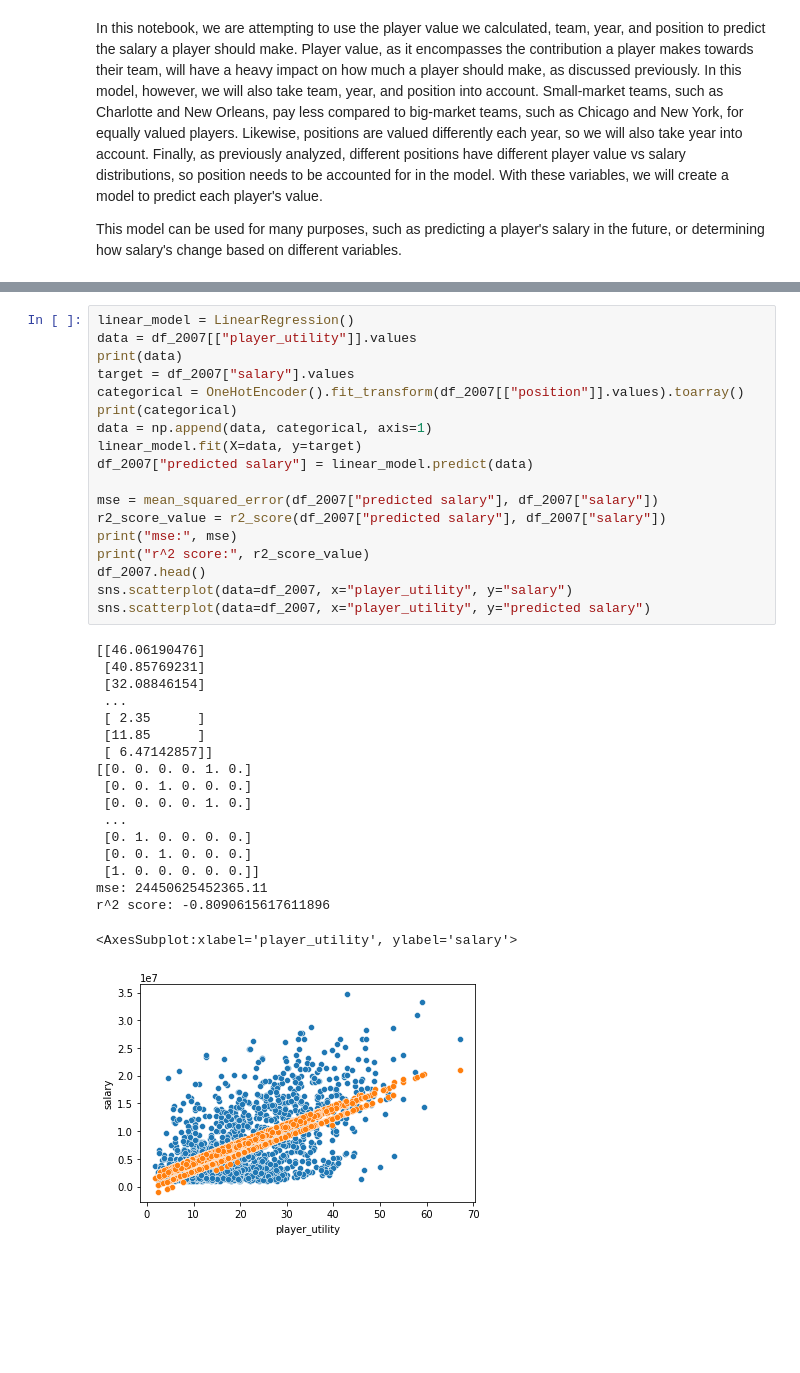
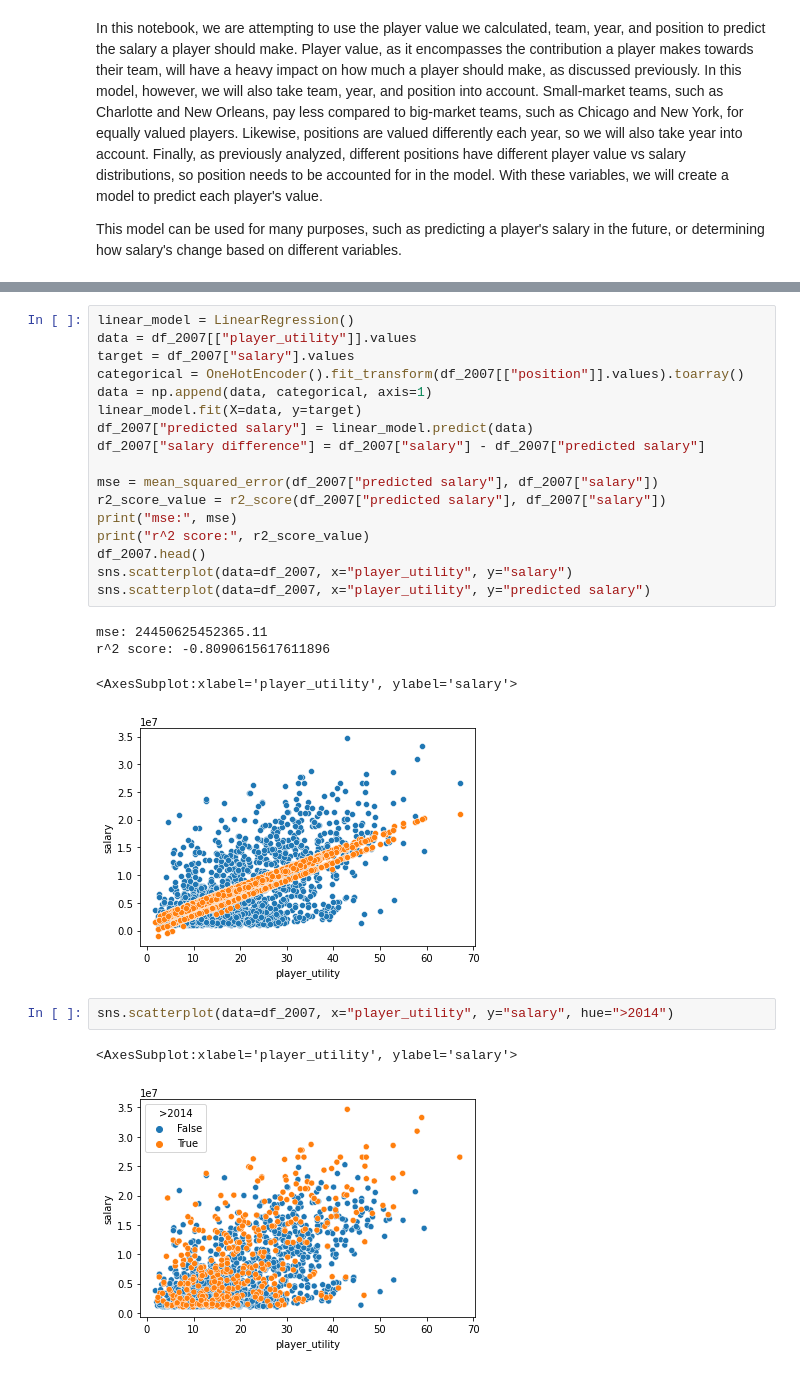
Before and after one commit to matteo8p/NBA_Analysis, a Jupyter notebook: Predicting Player Salary .ipynb, the cells around one changed output, grey strips where cells are left out. Saved outputs shown, nothing was run; the diff lists cells and outputs as text; blank space fills up the shorter version.

```diff
--- a/Predicting Player Salary .ipynb
+++ b/Predicting Player Salary .ipynb
@@ -25,13 +37,12 @@ df_2007.head()
 # %%
 linear_model = LinearRegression()
 data = df_2007[["player_utility"]].values
-print(data)
 target = df_2007["salary"].values
 categorical = OneHotEncoder().fit_transform(df_2007[["position"]].values).toarray()
-print(categorical)
 data = np.append(data, categorical, axis=1)
 linear_model.fit(X=data, y=target)
 df_2007["predicted salary"] = linear_model.predict(data)
+df_2007["salary difference"] = df_2007["salary"] - df_2007["predicted salary"]
 
 mse = mean_squared_error(df_2007["predicted salary"], df_2007["salary"])
 r2_score_value = r2_score(df_2007["predicted salary"], df_2007["salary"])
@@ -41,21 +52,12 @@ df_2007.head()
 sns.scatterplot(data=df_2007, x="player_utility", y="salary")
 sns.scatterplot(data=df_2007, x="player_utility", y="predicted salary")
 # %% [output]
-[[46.06190476]
- [40.85769231]
- [32.08846154]
- ...
- [ 2.35      ]
- [11.85      ]
- [ 6.47142857]]
-[[0. 0. 0. 0. 1. 0.]
- [0. 0. 1. 0. 0. 0.]
- [0. 0. 0. 0. 1. 0.]
- ...
- [0. 1. 0. 0. 0. 0.]
- [0. 0. 1. 0. 0. 0.]
- [1. 0. 0. 0. 0. 0.]]
 mse: 24450625452365.11
 r^2 score: -0.8090615617611896
 <AxesSubplot:xlabel='player_utility', ylabel='salary'>
 [figure]
+# %%
+sns.scatterplot(data=df_2007, x="player_utility", y="salary", hue=">2014")
+# %% [output]
+<AxesSubplot:xlabel='player_utility', ylabel='salary'>
+[figure, added]
```
Also changed, not shown: parts of 5 cells of this notebook.
